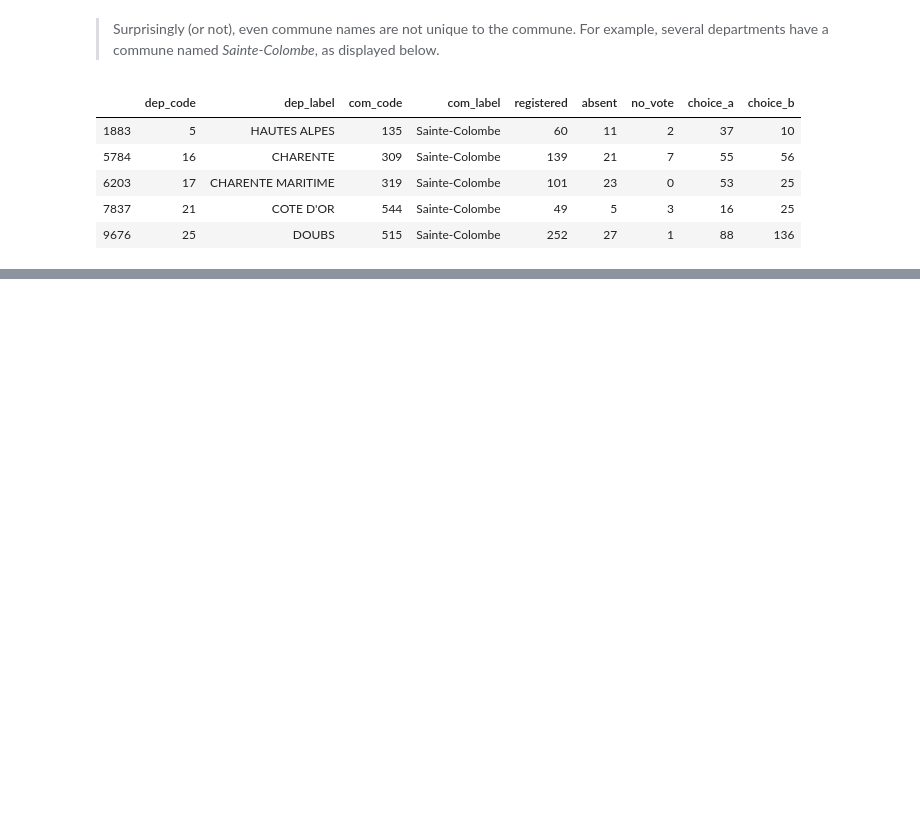
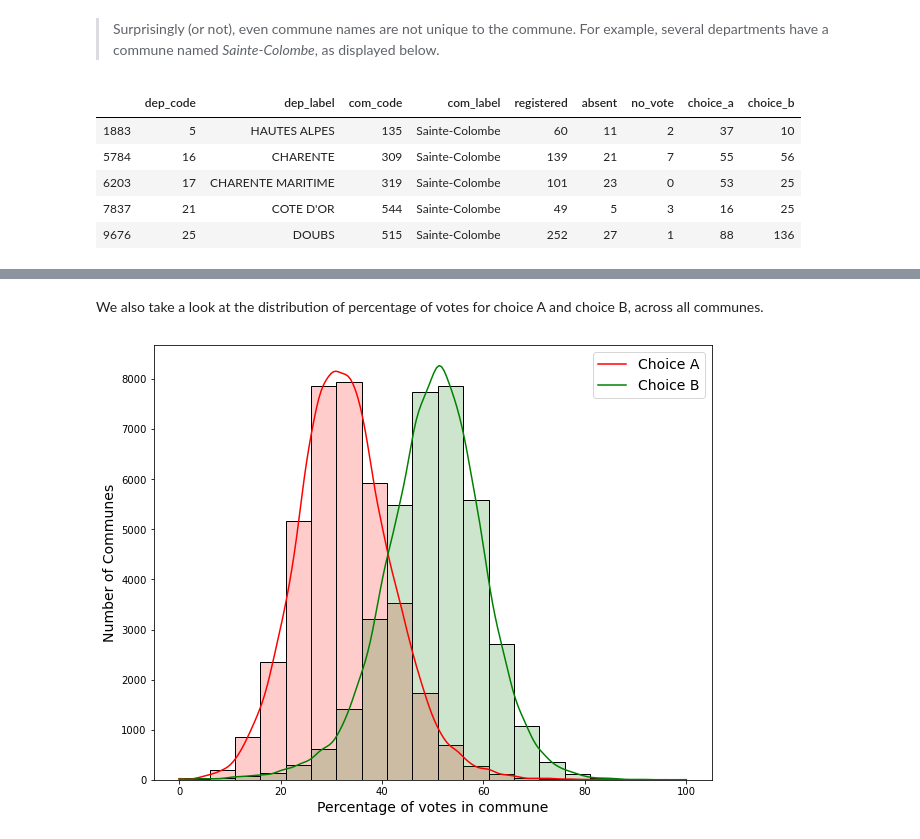
Before and after one commit to palsagar/SGR_project, a Jupyter notebook: eda.ipynb, the cells around one changed output, grey strips where cells are left out. Drawn from its saved outputs; the diff is of its cells as text; code cells hidden in the pictures; blank space fills up the shorter version.

```diff
--- a/eda.ipynb
+++ b/eda.ipynb
@@ -310,0 +339,11 @@ data.loc[data["com_label"] == "Sainte-Colombe"][:5]
+# %% [markdown]
+We also take a look at the distribution of percentage of votes for choice A and choice B, across all communes.
+# %%
+fig, ax = plt.subplots(figsize=(10,8));
+sns.histplot(data_mod, x="choice_a", bins=range(1, 100, 5), kde=True, legend=True, color="red", alpha=0.2, ax=ax);
+sns.histplot(data_mod, x="choice_b", bins=range(1, 100, 5), kde=True, legend=True, color="green", alpha=0.2, ax=ax);
+ax.legend(["Choice A", "Choice B"], fontsize = 14);
+ax.set_xlabel("Percentage of votes in commune", fontsize=14);
+ax.set_ylabel("Number of Communes", fontsize=14);
+# %% [output]
+[figure, added]
```
Also changed, not shown: parts of 35 cells of this notebook.
